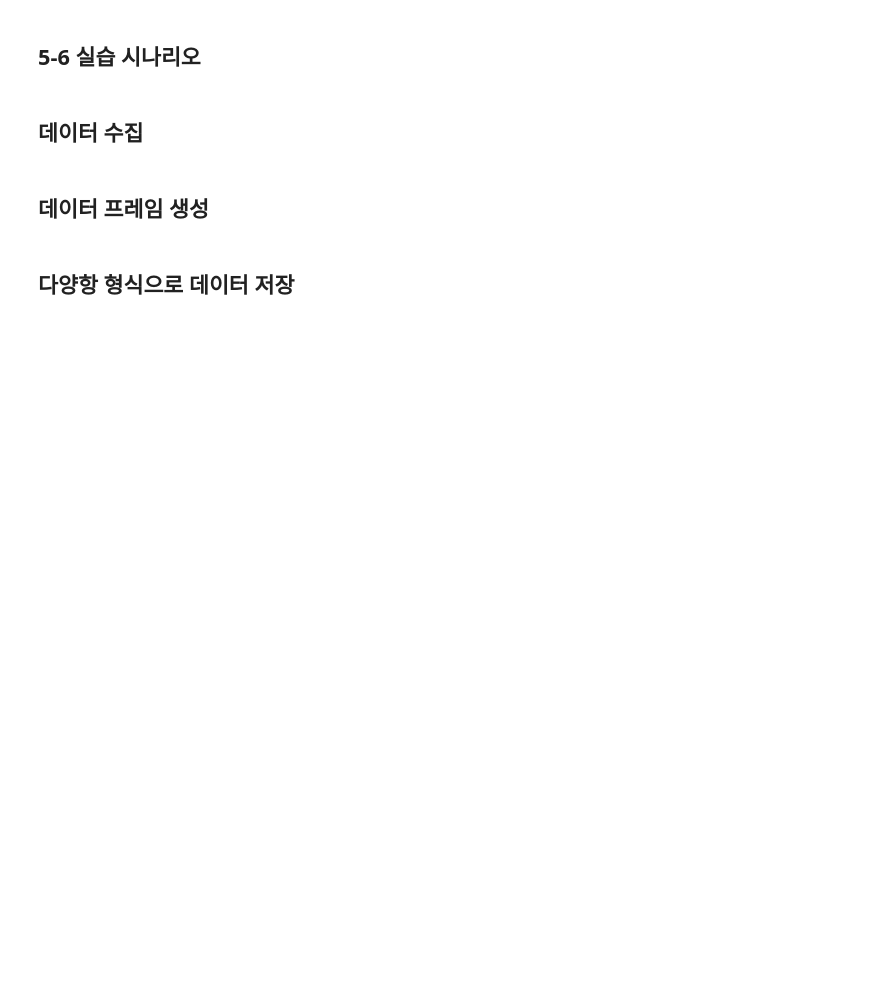
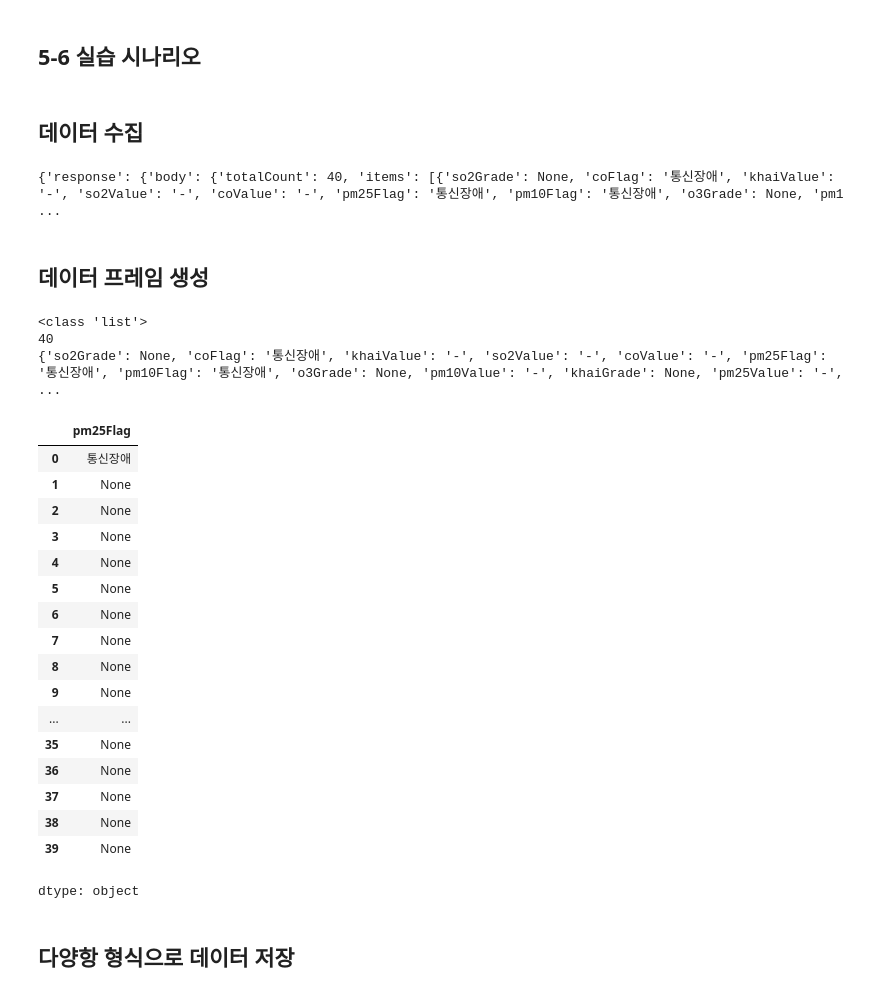
Before and after one commit to dam1007/Data-Analysis-with-Open-Source, a Jupyter notebook: 오픈소스_데이터_분석_5강.ipynb, the cells around one changed output. Drawn from its saved outputs; the diff is of its cells as text; code cells hidden in the pictures; blank space fills up the shorter version.

```diff
--- a/오픈소스_데이터_분석_5강.ipynb
+++ b/오픈소스_데이터_분석_5강.ipynb
@@ -115,7 +152,7 @@ data = {
 import requests
 
 url = "http://apis.data.go.kr/B552584/ArpltnInforInqireSvc/getCtprvnRltmMesureDnsty"
-api_key = '[발급받은 인증키]'
+api_key = '/EFT4mlWXhOVbKs9EJ0XnHOfEUXv0xWEyI+qgnLwxz2kVbUWzSDI9mmDg3Ar/0Z4XM7JUCqsCNT8MJh2LQd9ag=='
 
 params = {
     'serviceKey': api_key,
@@ -130,12 +167,43 @@ params = {
 response = requests.get(url, params=params)
 
 ## 호출 성공/실패 출력
+print(response.json())
+# %% [output]
+{'response': {'body': {'totalCount': 40, 'items': [{'so2Grade': None, 'coFlag': '통신장애', 'khaiValue': '-', 'so2Value': '-', 'coValue': '-', 'pm25Flag': '통신장애', 'pm10Flag': '통신장애', 'o3Grade': None, 'pm1 ...
 # %% [markdown]
 ## 데이터 프레임 생성
 # %%
 import pandas as pd
 
 ## requests로부터 response, body, item 항목 읽기
+data = response.json()['response']['body']['items']
+print(type(data))
+print(len(data))
+print(data[0])
+df = pd.DataFrame(data)
+df['pm25Flag']
+# %% [output]
+<class 'list'>
+40
+{'so2Grade': None, 'coFlag': '통신장애', 'khaiValue': '-', 'so2Value': '-', 'coValue': '-', 'pm25Flag': '통신장애', 'pm10Flag': '통신장애', 'o3Grade': None, 'pm10Value': '-', 'khaiGrade': None, 'pm25Value': '-',  ...
+|  | pm25Flag |
+| 0 | 통신장애 |
+| 1 | None |
+| 2 | None |
+| 3 | None |
+| 4 | None |
+| 5 | None |
+| 6 | None |
+| 7 | None |
+| 8 | None |
+| 9 | None |
+| ... | ... |
+| 35 | None |
+| 36 | None |
+| 37 | None |
+| 38 | None |
+| 39 | None |
+dtype: object
 # %% [markdown]
 ## 다양항 형식으로 데이터 저장
 # %%
```
Also changed, not shown: parts of 4 cells of this notebook.
